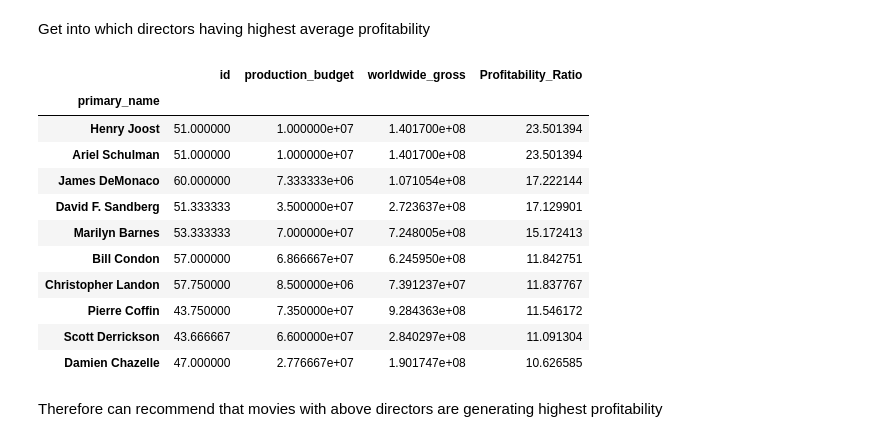
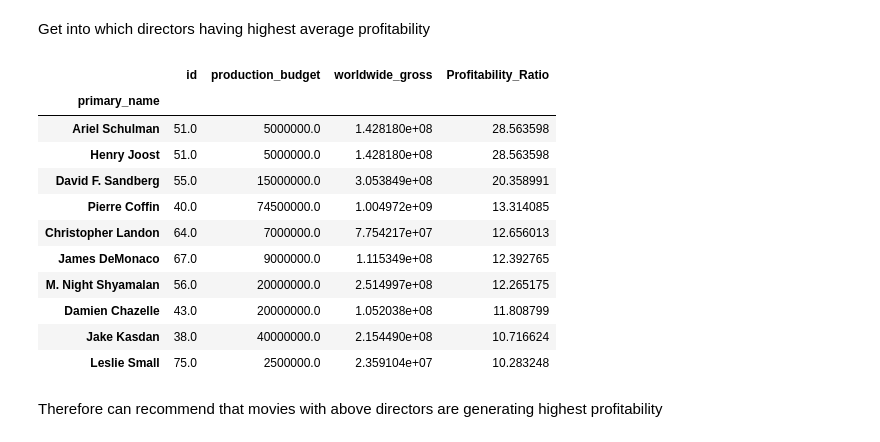
Before and after one commit to kmcneil901/Film-Type-Proposal-09.2023, a Jupyter notebook: student.ipynb, the cells around one changed output. Cells and saved outputs as stored; diff of their text form; code cells hidden in the pictures.

```diff
--- a/student.ipynb
+++ b/student.ipynb
@@ -63,7 +66,7 @@ df_budget['production_budget'] = df_budget['production_budget'].str.replace("$",
 # %% [markdown]
 Generate a ratio to normalize revenue information
 # %%
-df_budget['Profitability_Ratio'] = (df_budget['worldwide_gross']-df_budget['production_budget'])/df_budget['production_budget']
+df_budget['Profitability_Ratio'] = df_budget['worldwide_gross']/df_budget['production_budget']
 # %%
 df_budget.describe()
 # %% [output]
@@ -81,9 +84,15 @@ Remove the outlier profitability ratio greater than 50.
 # %%
-df_budget = df_budget.loc[df_budget['Profitability_Ratio']<=50]
+df_budget = df_budget.loc[df_budget['Profitability_Ratio']<=60]
 # %% [markdown]
 Categorize the profitability ratios into Loss,Low Profit, Medium Profit and high profit  in a new colum called prof_cat
 # %%
-df_budget['prof_cat'] = ['Loss' if x < 0 else 'Low Profit' if x < 1 else 'Medium Profit' if x < 3 else 'high Profit' for x in df_budget['Profitability_Ratio']]
+#df_budget['prof_cat'] = ['Loss' if x < 0 else 'Low Profit' if x < 1 else 'Medium Profit' if x < 3 else 'high Profit' for x in df_budget['Profitability_Ratio']]
+
+df_budget['prof_cat'] = ['Loss' if x < 2
+     else 'Low Profit' if x < 3
+     else 'Medium Profit' if x < 4
+     else 'High Profit'
+     for x in df_budget['Profitability_Ratio']]
 # %%
 df_budget.head()
 # %% [output]
@@ -882,21 +956,22 @@ At 95% confidence level can reject the null hypothesis. i.e. There is a signific
 # %% [markdown]
 Get into which directors having highest average profitability
 # %%
-merged_directors_and_budgets_PF = merged_directors_and_budgets_cleaned.groupby(merged_directors_and_budgets_cleaned['primary_name']).mean()
+merged_directors_and_budgets_PF = merged_directors_and_budgets_cleaned.groupby(merged_directors_and_budgets_cleaned['primary_name']).median()
 # %%
-merged_directors_and_budgets_PF.sort_values(by=['Profitability_Ratio'],ascending=False).head(10)
+merged_directors_and_budgets_PF_1 = merged_directors_and_budgets_PF.sort_values(by=['Profitability_Ratio'],ascending=False).head(10)
+merged_directors_and_budgets_PF_1
 # %% [output]
 |  | id | production_budget | worldwide_gross | Profitability_Ratio |
 | primary_name |  |  |  |  |
-| Henry Joost | 51.000000 | 1.000000e+07 | 1.401700e+08 | 23.501394 |
-| Ariel Schulman | 51.000000 | 1.000000e+07 | 1.401700e+08 | 23.501394 |
-| James DeMonaco | 60.000000 | 7.333333e+06 | 1.071054e+08 | 17.222144 |
-| David F. Sandberg | 51.333333 | 3.500000e+07 | 2.723637e+08 | 17.129901 |
-| Marilyn Barnes | 53.333333 | 7.000000e+07 | 7.248005e+08 | 15.172413 |
-| Bill Condon | 57.000000 | 6.866667e+07 | 6.245950e+08 | 11.842751 |
-| Christopher Landon | 57.750000 | 8.500000e+06 | 7.391237e+07 | 11.837767 |
-| Pierre Coffin | 43.750000 | 7.350000e+07 | 9.284363e+08 | 11.546172 |
-| Scott Derrickson | 43.666667 | 6.600000e+07 | 2.840297e+08 | 11.091304 |
-| Damien Chazelle | 47.000000 | 2.776667e+07 | 1.901747e+08 | 10.626585 |
+| Ariel Schulman | 51.0 | 5000000.0 | 1.428180e+08 | 28.563598 |
+| Henry Joost | 51.0 | 5000000.0 | 1.428180e+08 | 28.563598 |
+| David F. Sandberg | 55.0 | 15000000.0 | 3.053849e+08 | 20.358991 |
+| Pierre Coffin | 40.0 | 74500000.0 | 1.004972e+09 | 13.314085 |
+| Christopher Landon | 64.0 | 7000000.0 | 7.754217e+07 | 12.656013 |
+| James DeMonaco | 67.0 | 9000000.0 | 1.115349e+08 | 12.392765 |
+| M. Night Shyamalan | 56.0 | 20000000.0 | 2.514997e+08 | 12.265175 |
+| Damien Chazelle | 43.0 | 20000000.0 | 1.052038e+08 | 11.808799 |
+| Jake Kasdan | 38.0 | 40000000.0 | 2.154490e+08 | 10.716624 |
+| Leslie Small | 75.0 | 2500000.0 | 2.359104e+07 | 10.283248 |
 # %% [markdown]
 Therefore can recommend that movies with above directors are generating highest profitability
```
Also changed, not shown: parts of 64 cells of this notebook.
